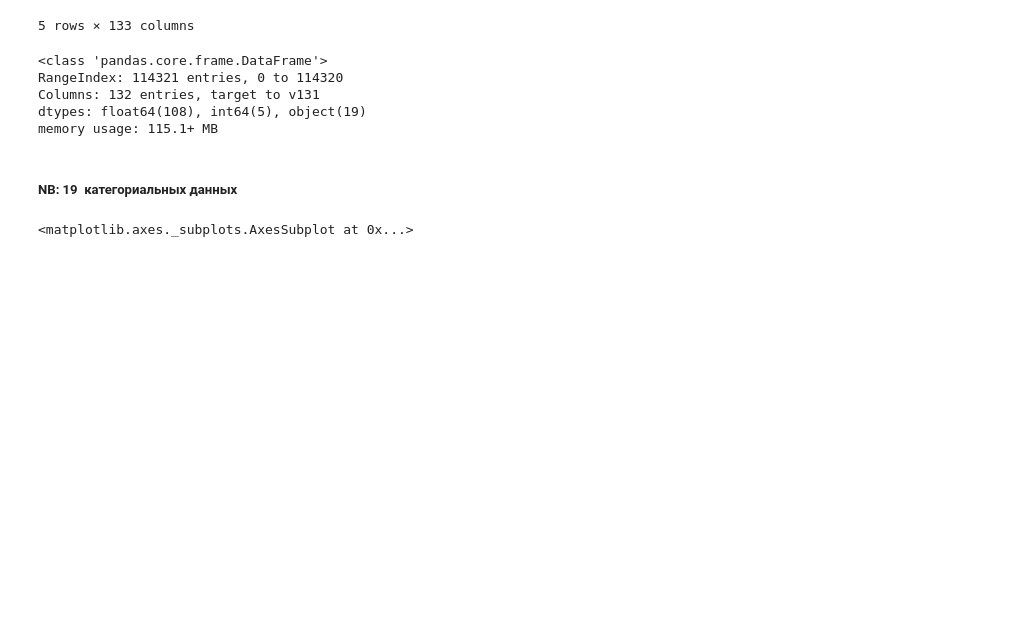
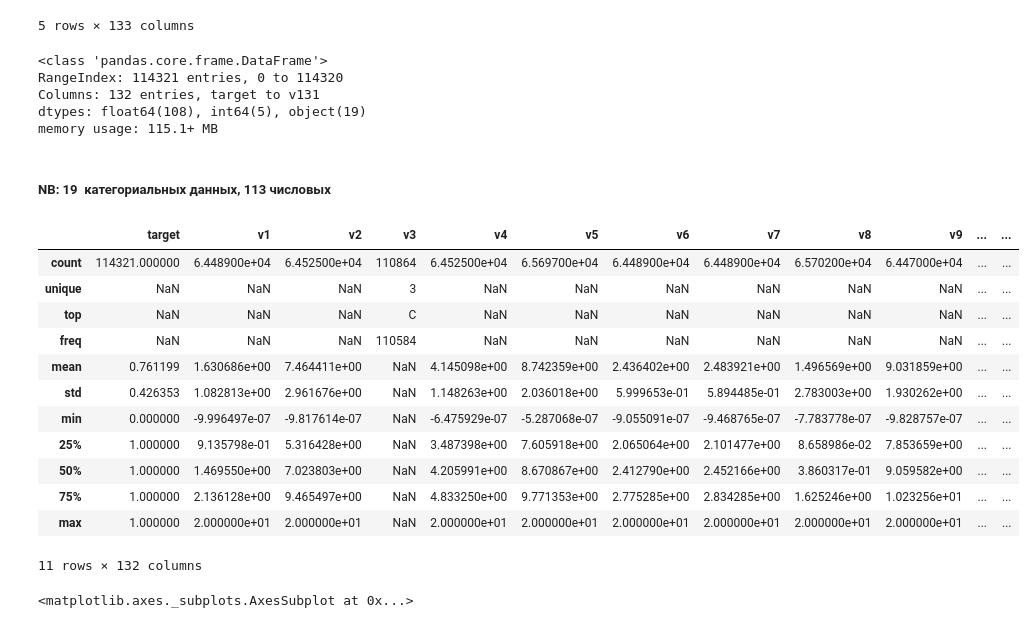
Before and after one commit to AkerkeKesha/machine-learning, a Jupyter notebook: A5/A5_SVM_Balgabekova.ipynb, the cells around one changed output. Cells and saved outputs as stored; diff of their text form; code cells hidden in the pictures; blank space fills up the shorter version.

```diff
--- a/A5/A5_SVM_Balgabekova.ipynb
+++ b/A5/A5_SVM_Balgabekova.ipynb
@@ -46,7 +51,23 @@ Columns: 132 entries, target to v131
 dtypes: float64(108), int64(5), object(19)
 memory usage: 115.1+ MB
 # %% [markdown]
-##### NB: 19  категориальных данных
+##### NB: 19  категориальных данных, 113 числовых
+# %%
+data.describe(include='all')
+# %% [output]
+|  | target | v1 | v2 | v3 | v4 | v5 | v6 | v7 | v8 | v9 | ... | ... |
+| count | 114321.000000 | 6.448900e+04 | 6.452500e+04 | 110864 | 6.452500e+04 | 6.569700e+04 | 6.448900e+04 | 6.448900e+04 | 6.570200e+04 | 6.447000e+04 | ... | ... |
+| unique | NaN | NaN | NaN | 3 | NaN | NaN | NaN | NaN | NaN | NaN | ... | ... |
+| top | NaN | NaN | NaN | C | NaN | NaN | NaN | NaN | NaN | NaN | ... | ... |
+| freq | NaN | NaN | NaN | 110584 | NaN | NaN | NaN | NaN | NaN | NaN | ... | ... |
+| mean | 0.761199 | 1.630686e+00 | 7.464411e+00 | NaN | 4.145098e+00 | 8.742359e+00 | 2.436402e+00 | 2.483921e+00 | 1.496569e+00 | 9.031859e+00 | ... | ... |
+| std | 0.426353 | 1.082813e+00 | 2.961676e+00 | NaN | 1.148263e+00 | 2.036018e+00 | 5.999653e-01 | 5.894485e-01 | 2.783003e+00 | 1.930262e+00 | ... | ... |
+| min | 0.000000 | -9.996497e-07 | -9.817614e-07 | NaN | -6.475929e-07 | -5.287068e-07 | -9.055091e-07 | -9.468765e-07 | -7.783778e-07 | -9.828757e-07 | ... | ... |
+| 25% | 1.000000 | 9.135798e-01 | 5.316428e+00 | NaN | 3.487398e+00 | 7.605918e+00 | 2.065064e+00 | 2.101477e+00 | 8.658986e-02 | 7.853659e+00 | ... | ... |
+| 50% | 1.000000 | 1.469550e+00 | 7.023803e+00 | NaN | 4.205991e+00 | 8.670867e+00 | 2.412790e+00 | 2.452166e+00 | 3.860317e-01 | 9.059582e+00 | ... | ... |
+| 75% | 1.000000 | 2.136128e+00 | 9.465497e+00 | NaN | 4.833250e+00 | 9.771353e+00 | 2.775285e+00 | 2.834285e+00 | 1.625246e+00 | 1.023256e+01 | ... | ... |
+| max | 1.000000 | 2.000000e+01 | 2.000000e+01 | NaN | 2.000000e+01 | 2.000000e+01 | 2.000000e+01 | 2.000000e+01 | 2.000000e+01 | 2.000000e+01 | ... | ... |
+11 rows × 132 columns
 # %%
 data['target'].value_counts().plot.bar()
 # %% [output]
```
Also changed, not shown: parts of 69 cells of this notebook.
